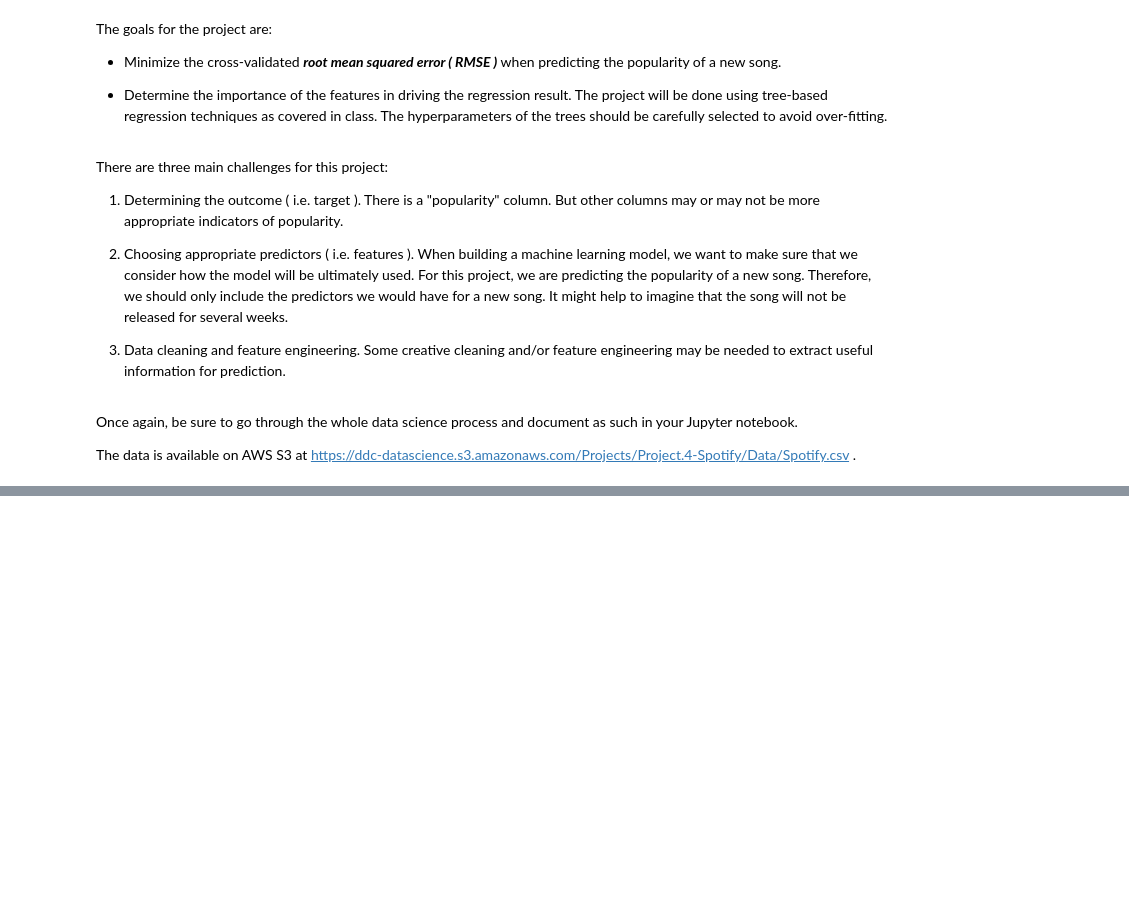
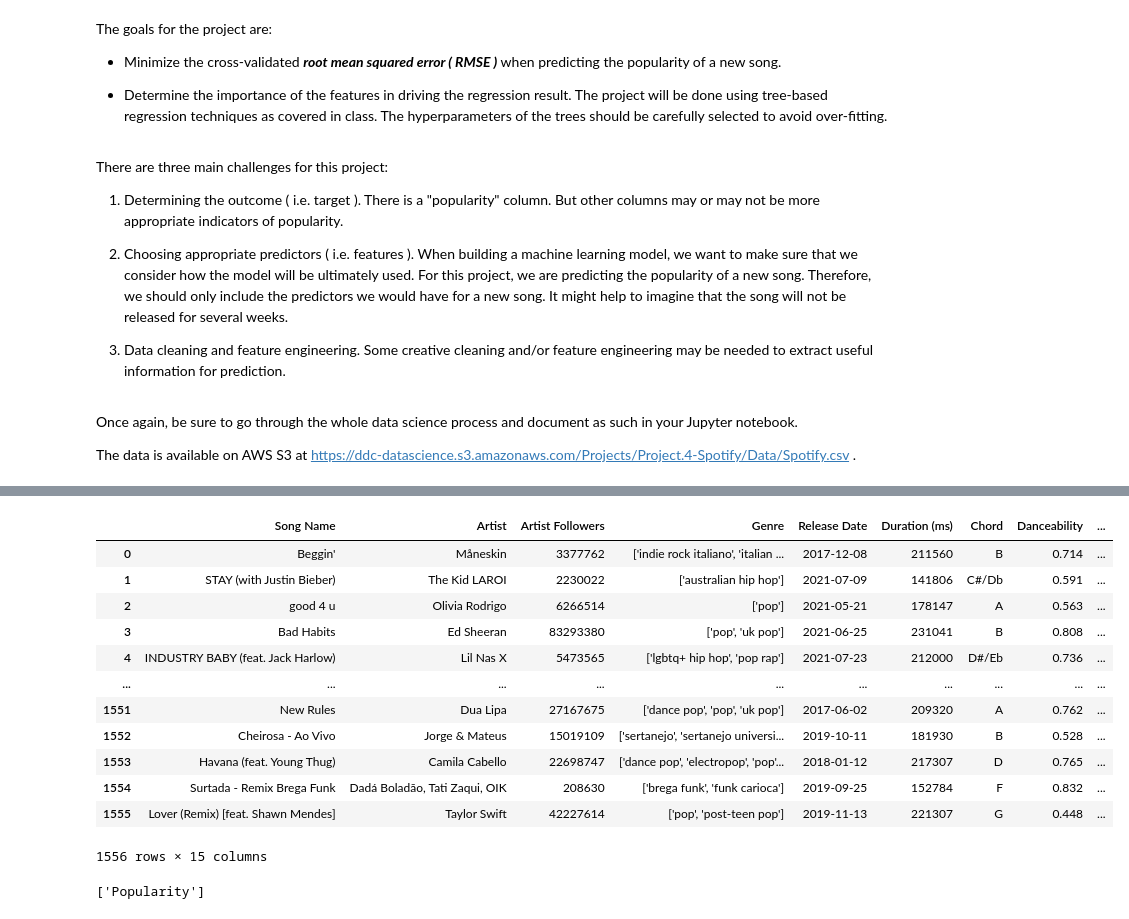
Before and after one commit to ikoghoddds-bit/Data-Science-Portfolio-C21, a Jupyter notebook: Projects/Project-4/Spotify_Pass_1.ipynb, the cells around one changed output, grey strips where cells are left out. Saved outputs shown, nothing was run; the diff lists cells and outputs as text; code cells hidden in the pictures; blank space fills up the shorter version.

```diff
--- a/Projects/Project-4/Spotify_Pass_1.ipynb
+++ b/Projects/Project-4/Spotify_Pass_1.ipynb
@@ -27,0 +62,3 @@ url
+# %%
+df = pd.read_csv(url)
+df
@@ -39,0 +441,19 @@ ls -la
+# %%
+# Defining the features I can use BEFORE release
+
+feature_cols = [
+    'Song Name', 'Artist', 'Artist Followers', 'Genre', 'Release Date',
+    'Duration (ms)', 'Chord', 'Danceability', 'Energy', 'Loudness',
+    'Speechiness', 'Acousticness', 'Liveness', 'Tempo', 'Valence'
+]
+
+# Defining our target column
+
+target_col = ['Popularity']
+
+# Define the post-release/leakage columns to exclude
+
+exclude_cols = [
+    'Index', 'Song ID', 'Highest Charting Position', 'Number of Times Charted',
+    'Week of Highest Charting', 'Streams', 'Weeks Charted'
+]
@@ -39,0 +480,25 @@ ls -la
+# %%
+# Creating the features DataFrame (X)
+
+df_features = df[feature_cols]
+df_features
+# %% [output]
+|  | Song Name | Artist | Artist Followers | Genre | Release Date | Duration (ms) | Chord | Danceability | ... |
+| 0 | Beggin' | Måneskin | 3377762 | ['indie rock italiano', 'italian ... | 2017-12-08 | 211560 | B | 0.714 | ... |
+| 1 | STAY (with Justin Bieber) | The Kid LAROI | 2230022 | ['australian hip hop'] | 2021-07-09 | 141806 | C#/Db | 0.591 | ... |
+| 2 | good 4 u | Olivia Rodrigo | 6266514 | ['pop'] | 2021-05-21 | 178147 | A | 0.563 | ... |
+| 3 | Bad Habits | Ed Sheeran | 83293380 | ['pop', 'uk pop'] | 2021-06-25 | 231041 | B | 0.808 | ... |
+| 4 | INDUSTRY BABY (feat. Jack Harlow) | Lil Nas X | 5473565 | ['lgbtq+ hip hop', 'pop rap'] | 2021-07-23 | 212000 | D#/Eb | 0.736 | ... |
+| ... | ... | ... | ... | ... | ... | ... | ... | ... | ... |
+| 1551 | New Rules | Dua Lipa | 27167675 | ['dance pop', 'pop', 'uk pop'] | 2017-06-02 | 209320 | A | 0.762 | ... |
+| 1552 | Cheirosa - Ao Vivo | Jorge & Mateus | 15019109 | ['sertanejo', 'sertanejo universi... | 2019-10-11 | 181930 | B | 0.528 | ... |
+| 1553 | Havana (feat. Young Thug) | Camila Cabello | 22698747 | ['dance pop', 'electropop', 'pop'... | 2018-01-12 | 217307 | D | 0.765 | ... |
+| 1554 | Surtada - Remix Brega Funk | Dadá Boladão, Tati Zaqui, OIK | 208630 | ['brega funk', 'funk carioca'] | 2019-09-25 | 152784 | F | 0.832 | ... |
+| 1555 | Lover (Remix) [feat. Shawn Mendes] | Taylor Swift | 42227614 | ['pop', 'post-teen pop'] | 2019-11-13 | 221307 | G | 0.448 | ... |
+1556 rows × 15 columns
+# %%
+# Target Column(s)
+
+display(target_col)
+# %% [output]
+['Popularity']
```
Also changed, not shown: parts of 55 cells of this notebook.
